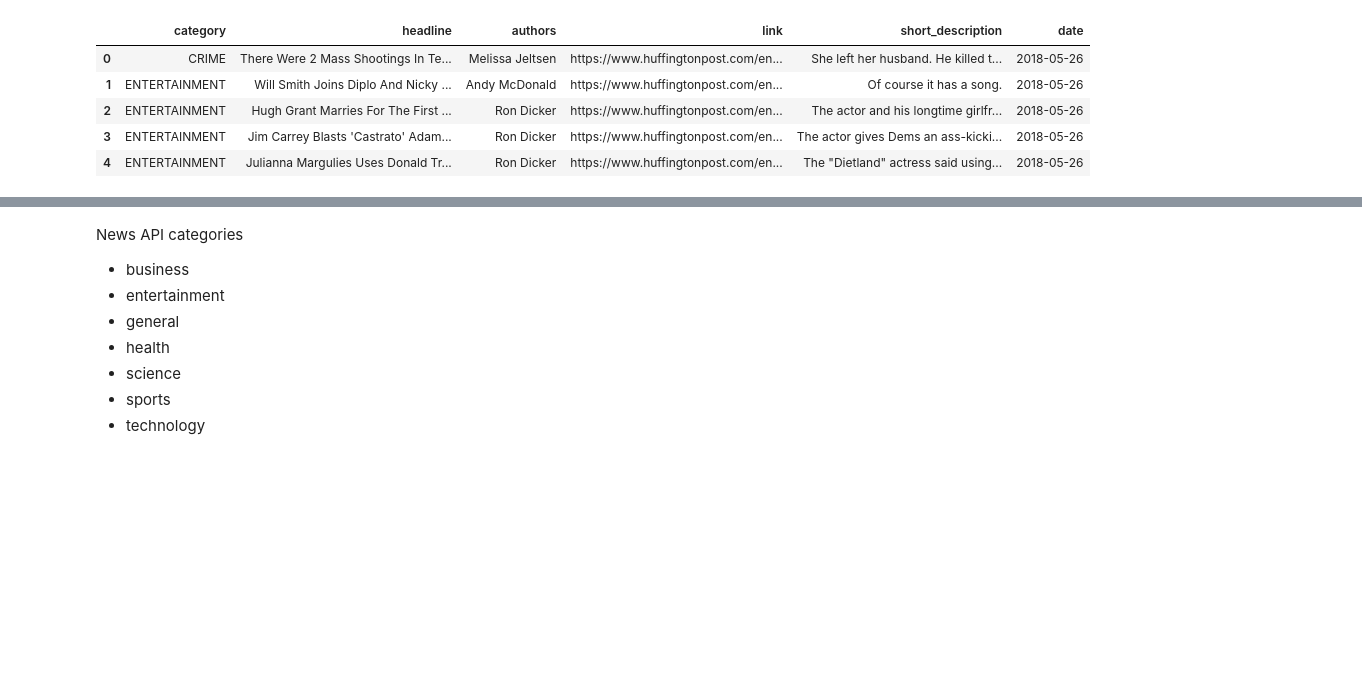
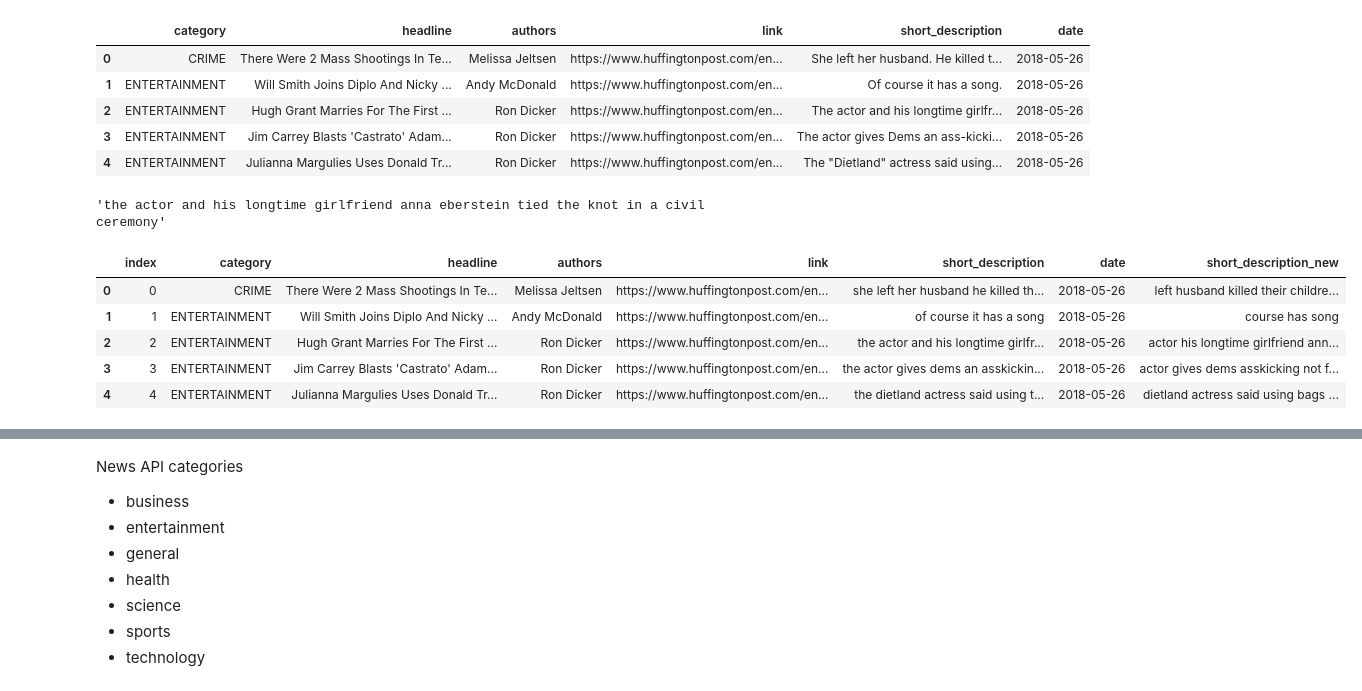
Before and after one commit to ZenAcar/Automated_News_Sentiment_Categorization_MachineLearning_Methods, a Jupyter notebook: GensimTextAnalytics.ipynb, the cells around one changed output, grey strips where cells are left out. Cells and saved outputs as stored; diff of their text form; code cells hidden in the pictures; blank space fills up the shorter version.

```diff
--- a/GensimTextAnalytics.ipynb
+++ b/GensimTextAnalytics.ipynb
@@ -22,0 +24,24 @@ df.head()
+# %%
+import re
+import string
+
+def clean_text_round(text):
+
+    text = text.lower()
+    text = re.sub('\[.*?\]', '',text)
+    text = re.sub('[%s]' % re.escape(string.punctuation), '', text)
+    text = re.sub('\w*\d\w*', '', text)
+    text = re.sub('[''""...]','',text)
+    text = re.sub('\n','',text)
+    text = re.sub('\d+', '', text)
+    text = re.sub('[^\w\s]','', text)  # remove punctuation
+
+    return text
+
+get_cleaning = lambda x: clean_text_round(x)
+df.short_description = pd.DataFrame(df.short_description.apply(get_cleaning))
+df.short_description = df.short_description.str.replace('\d+', '') # remove numbers
+# %%
+df.short_description[2]
+# %% [output]
+'the actor and his longtime girlfriend anna eberstein tied the knot in a civil ceremony'
@@ -22,0 +66,9 @@ df.head()
+# %%
+df.head()
+# %% [output]
+|  | index | category | headline | authors | link | short_description | date | short_description_new |
+| 0 | 0 | CRIME | There Were 2 Mass Shootings In Te... | Melissa Jeltsen | https://www.huffingtonpost.com/en... | she left her husband he killed th... | 2018-05-26 | left husband killed their childre... |
+| 1 | 1 | ENTERTAINMENT | Will Smith Joins Diplo And Nicky ... | Andy McDonald | https://www.huffingtonpost.com/en... | of course it has a song | 2018-05-26 | course has song |
+| 2 | 2 | ENTERTAINMENT | Hugh Grant Marries For The First ... | Ron Dicker | https://www.huffingtonpost.com/en... | the actor and his longtime girlfr... | 2018-05-26 | actor his longtime girlfriend ann... |
+| 3 | 3 | ENTERTAINMENT | Jim Carrey Blasts 'Castrato' Adam... | Ron Dicker | https://www.huffingtonpost.com/en... | the actor gives dems an asskickin... | 2018-05-26 | actor gives dems asskicking not f... |
+| 4 | 4 | ENTERTAINMENT | Julianna Margulies Uses Donald Tr... | Ron Dicker | https://www.huffingtonpost.com/en... | the dietland actress said using t... | 2018-05-26 | dietland actress said using bags ... |
```
Also changed, not shown: parts of 26 cells of this notebook, 1 other file.
